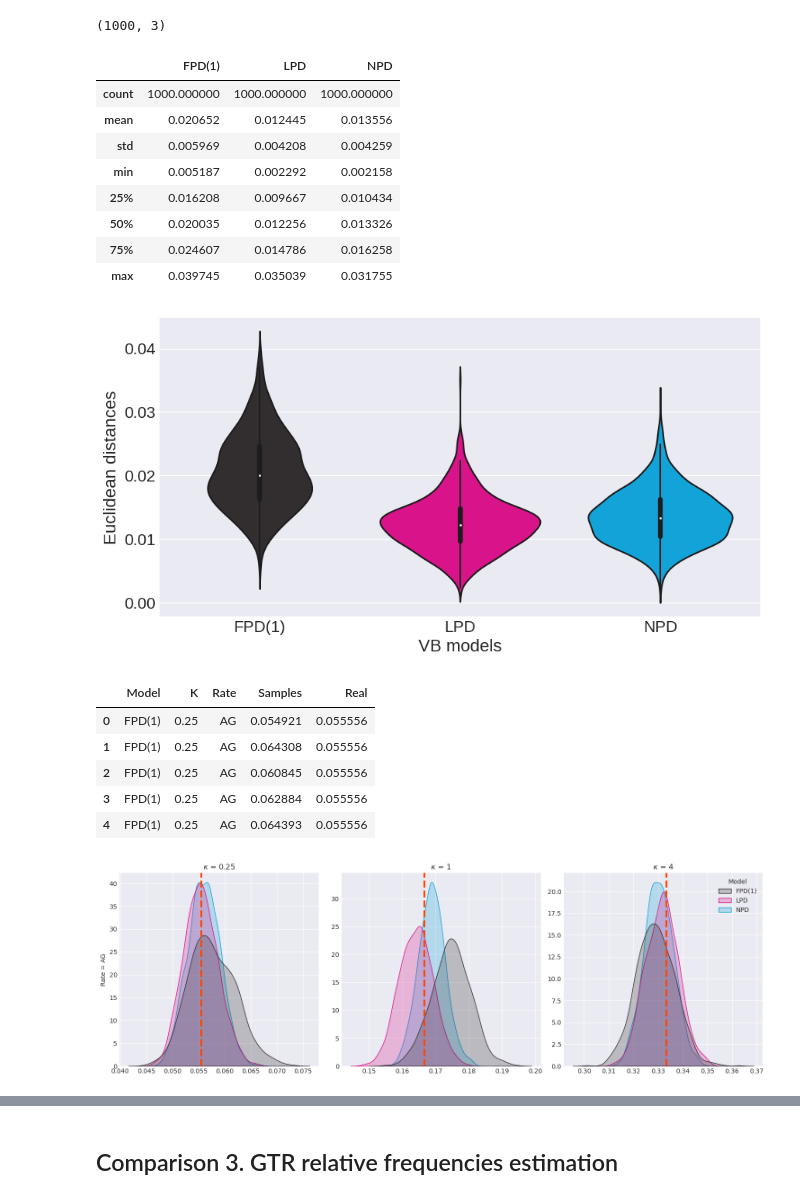
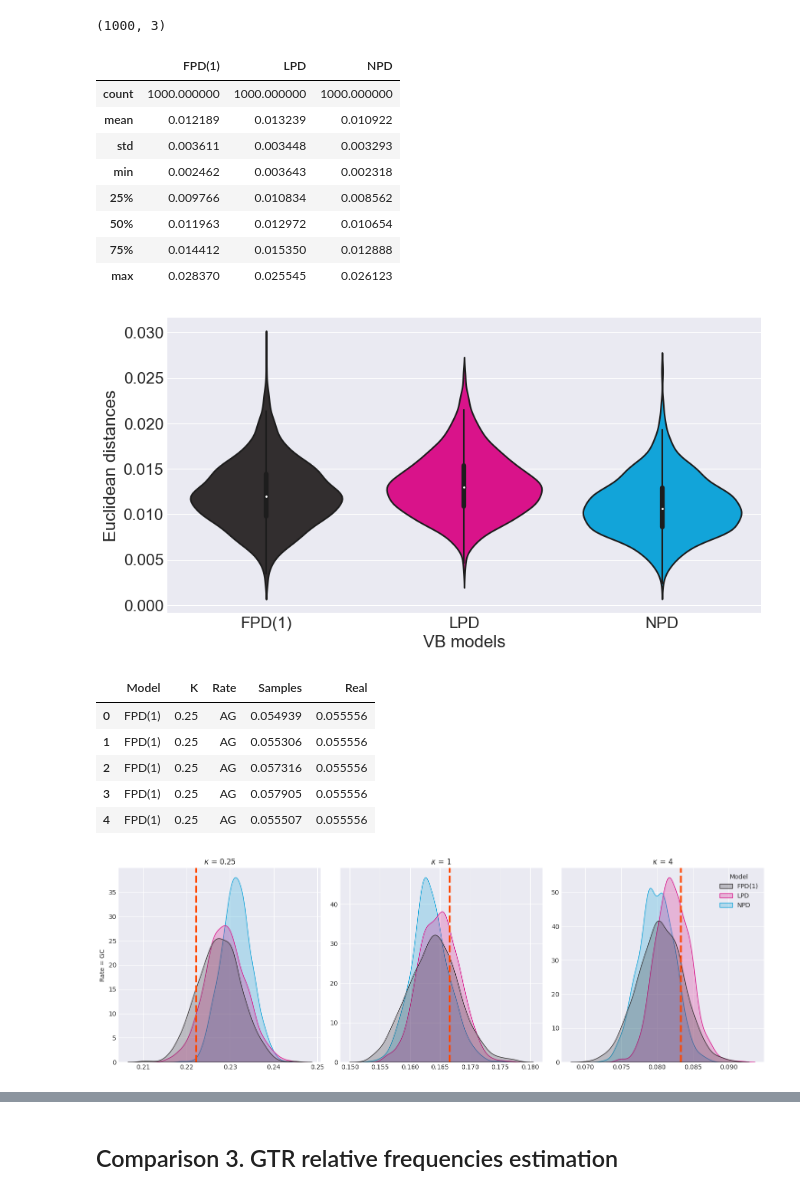
Before and after one commit to maremita/nnTreeVB, a Jupyter notebook: notebooks/nntreevb_misspec_prior.ipynb, the cells around one changed output, grey strips where cells are left out. Drawn from its saved outputs; the diff is of its cells as text; code cells hidden in the pictures.

```diff
--- a/notebooks/nntreevb_misspec_prior.ipynb
+++ b/notebooks/nntreevb_misspec_prior.ipynb
@@ -338,7 +303,7 @@ model_colors = [m[4] for m in prior_hyperparams]
 exp_mean_blens = 0.001
 str_exp_mean = str(exp_mean_blens).replace(".", "")
 aln_size = 1000
-taxa_size = 32
+taxa_size = 64
 # %%
 # Generate a dataset
 fasta_file = 'sim_blens_{}_l{}_t{}.fasta'.format(str_exp_mean, aln_size, taxa_size)
@@ -501,7 +470,7 @@ rates_names = ["AG", "AC", "AT", "GC", "GT", "CT"] # see nnTreeVB/reports.py
 exp_mean_blens = 0.1
 str_exp_mean = str(exp_mean_blens).replace(".", "")
 aln_size = 1000
-taxa_size = 32
+taxa_size = 64
 # %%
 # Generate datasets from different rates values
 datasets = []
@@ -590,13 +559,13 @@ df_rate_dists.describe()
 # %% [output]
 |  | FPD(1) | LPD | NPD |
 | count | 1000.000000 | 1000.000000 | 1000.000000 |
-| mean | 0.020652 | 0.012445 | 0.013556 |
-| std | 0.005969 | 0.004208 | 0.004259 |
-| min | 0.005187 | 0.002292 | 0.002158 |
-| 25% | 0.016208 | 0.009667 | 0.010434 |
-| 50% | 0.020035 | 0.012256 | 0.013326 |
-| 75% | 0.024607 | 0.014786 | 0.016258 |
-| max | 0.039745 | 0.035039 | 0.031755 |
+| mean | 0.012189 | 0.013239 | 0.010922 |
+| std | 0.003611 | 0.003448 | 0.003293 |
+| min | 0.002462 | 0.003643 | 0.002318 |
+| 25% | 0.009766 | 0.010834 | 0.008562 |
+| 50% | 0.011963 | 0.012972 | 0.010654 |
+| 75% | 0.014412 | 0.015350 | 0.012888 |
+| max | 0.028370 | 0.025545 | 0.026123 |
 # %%
 violinplot_from_dataframe(df_rate_dists,
                           line="False",
@@ -608,7 +577,7 @@ violinplot_from_dataframe(df_rate_dists,
                           fig_size=(10,5)
                          )
 # %% [output]
-[figure, old version]
+[figure, new version]
 # %%
 # Transform to a dataframe
 df_rates = pd.DataFrame(columns=["Model", "K", "Rate", "Samples", "Real"])
@@ -630,46 +599,46 @@ for k_ind in range(len(kappas)):
 df_rates.head()
 # %% [output]
 |  | Model | K | Rate | Samples | Real |
-| 0 | FPD(1) | 0.25 | AG | 0.054921 | 0.055556 |
-| 1 | FPD(1) | 0.25 | AG | 0.064308 | 0.055556 |
-| 2 | FPD(1) | 0.25 | AG | 0.060845 | 0.055556 |
-| 3 | FPD(1) | 0.25 | AG | 0.062884 | 0.055556 |
-| 4 | FPD(1) | 0.25 | AG | 0.064393 | 0.055556 |
+| 0 | FPD(1) | 0.25 | AG | 0.054939 | 0.055556 |
+| 1 | FPD(1) | 0.25 | AG | 0.055306 | 0.055556 |
+| 2 | FPD(1) | 0.25 | AG | 0.057316 | 0.055556 |
+| 3 | FPD(1) | 0.25 | AG | 0.057905 | 0.055556 |
+| 4 | FPD(1) | 0.25 | AG | 0.055507 | 0.055556 |
 # %%
-the_rate = "AG"
+the_rate = "GC"
 
 with plt.style.context('seaborn-darkgrid'):
     f, axes = plt.subplots(1, 3, figsize=(15, 5))
     for k_ind, k in enumerate(kappas):
         legend = False
         if k_ind == len(kappas)-1: legend = True
         else: legend = False
 
         axe = axes[k_ind]
         data = df_rates[(df_rates["Rate"]==the_rate)&(df_rates["K"]==k)]
 
         g=sns.kdeplot(ax=axe,
                       data=data,
                       x="Samples",
                       hue="Model",
                       fill=True,
                       palette=model_colors,
                       legend=legend)
 
         x = data["Real"].unique().item()
         axe.axvline(x, color="orangered", linestyle="--", linewidth=3)
 
         axe.set_title(r"$\kappa$ = {}".format(k))
         axe.set(xlabel=None)
 
         if k_ind !=0:
             axe.set(ylabel=None)
         else:
             axe.set(ylabel=r"Rate = {}".format(the_rate))
 
     plt.tight_layout()
 # %% [output]
-[figure, old version]
+[figure, new version]
 # %%
 with plt.style.context('seaborn-darkgrid'):
     f, axes = plt.subplots(len(kappas), len(rates_names), figsize=(20, 10))
```
Also changed, not shown: parts of 21 cells of this notebook, 1 other file.
